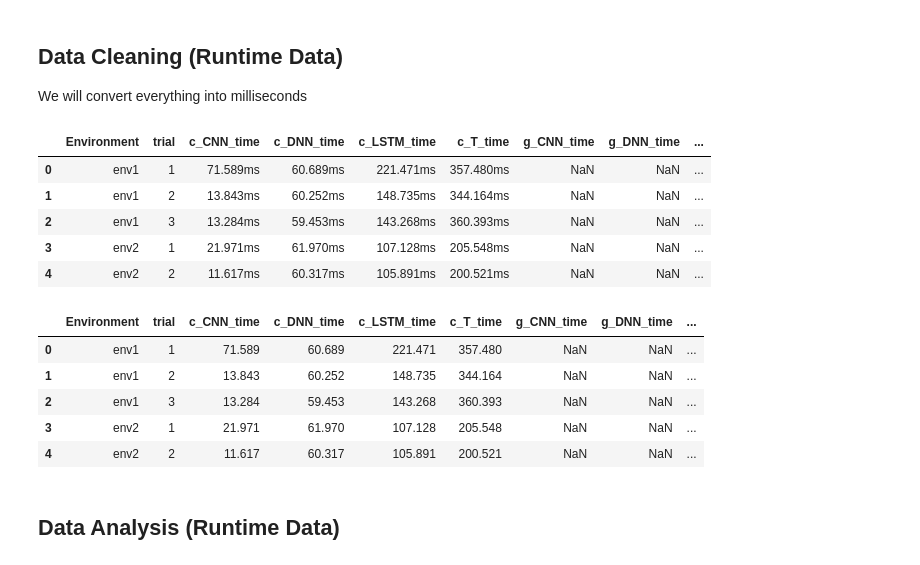
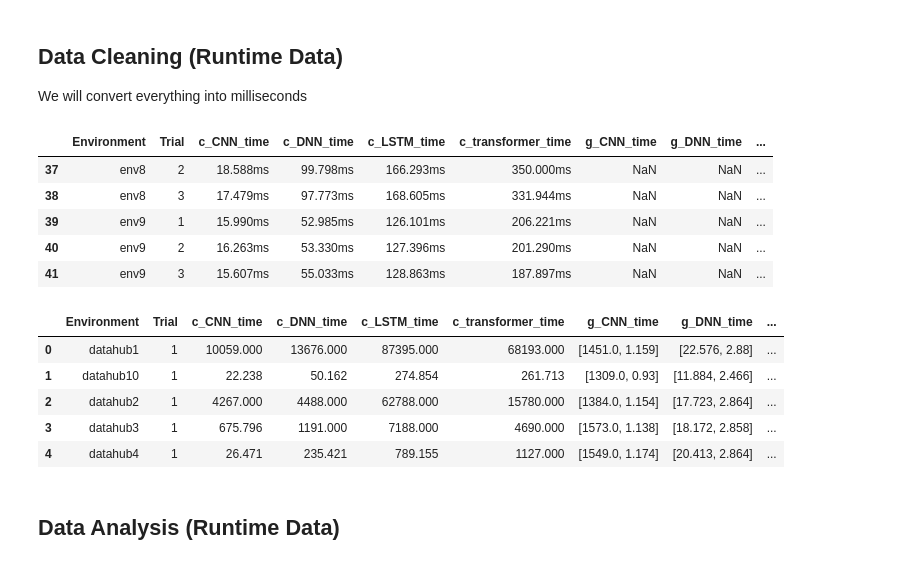
Before and after one commit to louiecai/DSC-180B-Hardware-Acceleration, a Jupyter notebook: data_analysis.ipynb, the cells around one changed output. Drawn from its saved outputs; the diff is of its cells as text; code cells hidden in the pictures.

```diff
--- a/data_analysis.ipynb
+++ b/data_analysis.ipynb
@@ -29,45 +29,63 @@ Each column thereafter are for runtimes
 """
 
 runtime_data = pd.read_csv("data/runtime_data.csv", index_col=0)
-runtime_data.head()
+runtime_data.tail()
 # %% [output]
-|  | Environment | trial | c_CNN_time | c_DNN_time | c_LSTM_time | c_T_time | g_CNN_time | g_DNN_time | ... |
-| 0 | env1 | 1 | 71.589ms | 60.689ms | 221.471ms | 357.480ms | NaN | NaN | ... |
-| 1 | env1 | 2 | 13.843ms | 60.252ms | 148.735ms | 344.164ms | NaN | NaN | ... |
-| 2 | env1 | 3 | 13.284ms | 59.453ms | 143.268ms | 360.393ms | NaN | NaN | ... |
-| 3 | env2 | 1 | 21.971ms | 61.970ms | 107.128ms | 205.548ms | NaN | NaN | ... |
-| 4 | env2 | 2 | 11.617ms | 60.317ms | 105.891ms | 200.521ms | NaN | NaN | ... |
+|  | Environment | Trial | c_CNN_time | c_DNN_time | c_LSTM_time | c_transformer_time | g_CNN_time | g_DNN_time | ... |
+| 37 | env8 | 2 | 18.588ms | 99.798ms | 166.293ms | 350.000ms | NaN | NaN | ... |
+| 38 | env8 | 3 | 17.479ms | 97.773ms | 168.605ms | 331.944ms | NaN | NaN | ... |
+| 39 | env9 | 1 | 15.990ms | 52.985ms | 126.101ms | 206.221ms | NaN | NaN | ... |
+| 40 | env9 | 2 | 16.263ms | 53.330ms | 127.396ms | 201.290ms | NaN | NaN | ... |
+| 41 | env9 | 3 | 15.607ms | 55.033ms | 128.863ms | 187.897ms | NaN | NaN | ... |
 # %%
 """ Clean up the data (also convert to milliseconds) """
 
 # Convert a messy string format of runtime to a float or np.nan
 def standardize_time(time):
-    if (type(time)==str):
+    if (type(time)==str and "[" not in time):
         time = time.strip()
 
         t = re.split(r'(\d+\.\d+)', time)
         t = [_ for _ in t if _ != '']
 
         if (t[1] == "ms"):
             return float(t[0])
         elif (t[1] == "s"):
             return float(t[0])*1000
         else:
             return np.nan
+    elif (type(time)==str and "[" in time):
+        time = time.strip('][').split(', ')
+        time = [_.strip("'") for _ in time]
+        out = []
+        for i in range(len(time)):
+            ti = time[i]
+            t = re.split(r'(\d+\.\d+)', ti)
+            t = [_ for _ in t if _ != '']
+
+            if (t[1] == "ms"):
+                out += [float(t[0])]
+            elif (t[1] == "s"):
+                out += [float(t[0])*1000]
+            elif (t[1] == "us"):
+                out += [float(t[0])/1000]
+            else:
+                out += [np.nan]
+        return np.array(out)
     else:
         return time
 
 for col in runtime_data.columns[2:]:
-    runtime_data[col] = runtime_data[col].apply(standardize_time).astype(float)
+    runtime_data[col] = runtime_data[col].apply(standardize_time)
 
 runtime_data.head()
 # %% [output]
-|  | Environment | trial | c_CNN_time | c_DNN_time | c_LSTM_time | c_T_time | g_CNN_time | g_DNN_time | ... |
-| 0 | env1 | 1 | 71.589 | 60.689 | 221.471 | 357.480 | NaN | NaN | ... |
-| 1 | env1 | 2 | 13.843 | 60.252 | 148.735 | 344.164 | NaN | NaN | ... |
-| 2 | env1 | 3 | 13.284 | 59.453 | 143.268 | 360.393 | NaN | NaN | ... |
-| 3 | env2 | 1 | 21.971 | 61.970 | 107.128 | 205.548 | NaN | NaN | ... |
-| 4 | env2 | 2 | 11.617 | 60.317 | 105.891 | 200.521 | NaN | NaN | ... |
+|  | Environment | Trial | c_CNN_time | c_DNN_time | c_LSTM_time | c_transformer_time | g_CNN_time | g_DNN_time | ... |
+| 0 | datahub1 | 1 | 10059.000 | 13676.000 | 87395.000 | 68193.000 | [1451.0, 1.159] | [22.576, 2.88] | ... |
+| 1 | datahub10 | 1 | 22.238 | 50.162 | 274.854 | 261.713 | [1309.0, 0.93] | [11.884, 2.466] | ... |
+| 2 | datahub2 | 1 | 4267.000 | 4488.000 | 62788.000 | 15780.000 | [1384.0, 1.154] | [17.723, 2.864] | ... |
+| 3 | datahub3 | 1 | 675.796 | 1191.000 | 7188.000 | 4690.000 | [1573.0, 1.138] | [18.172, 2.858] | ... |
+| 4 | datahub4 | 1 | 26.471 | 235.421 | 789.155 | 1127.000 | [1549.0, 1.174] | [20.413, 2.864] | ... |
 # %% [markdown]
 ## Data Analysis (Runtime Data)
 # %% [markdown]
```
Also changed, not shown: parts of 10 cells of this notebook, 2 other files.
